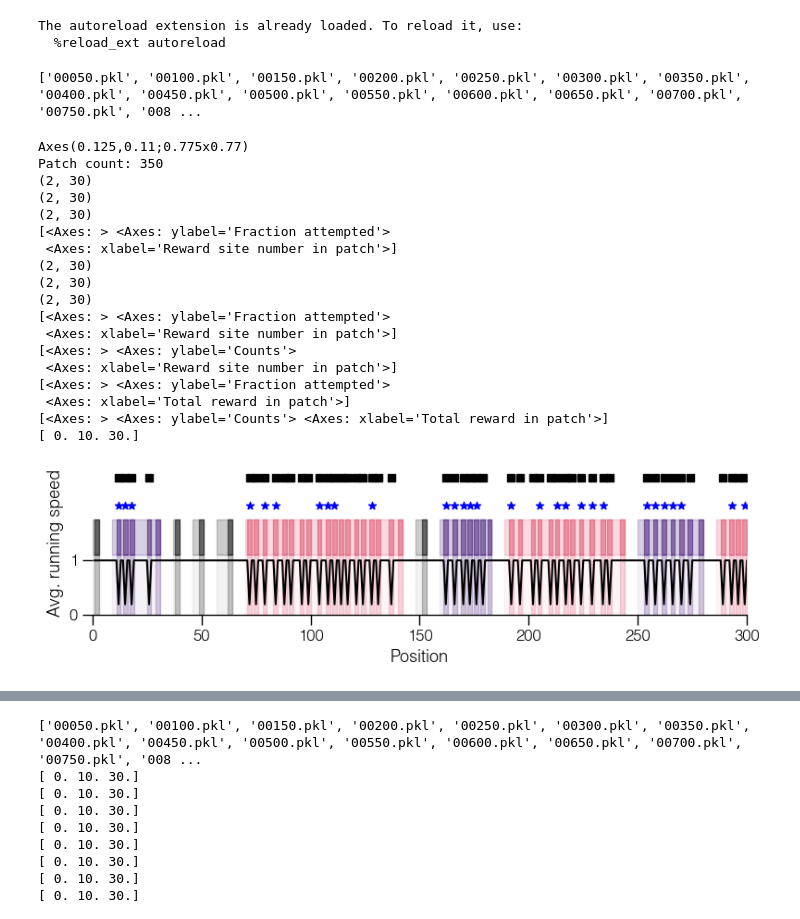
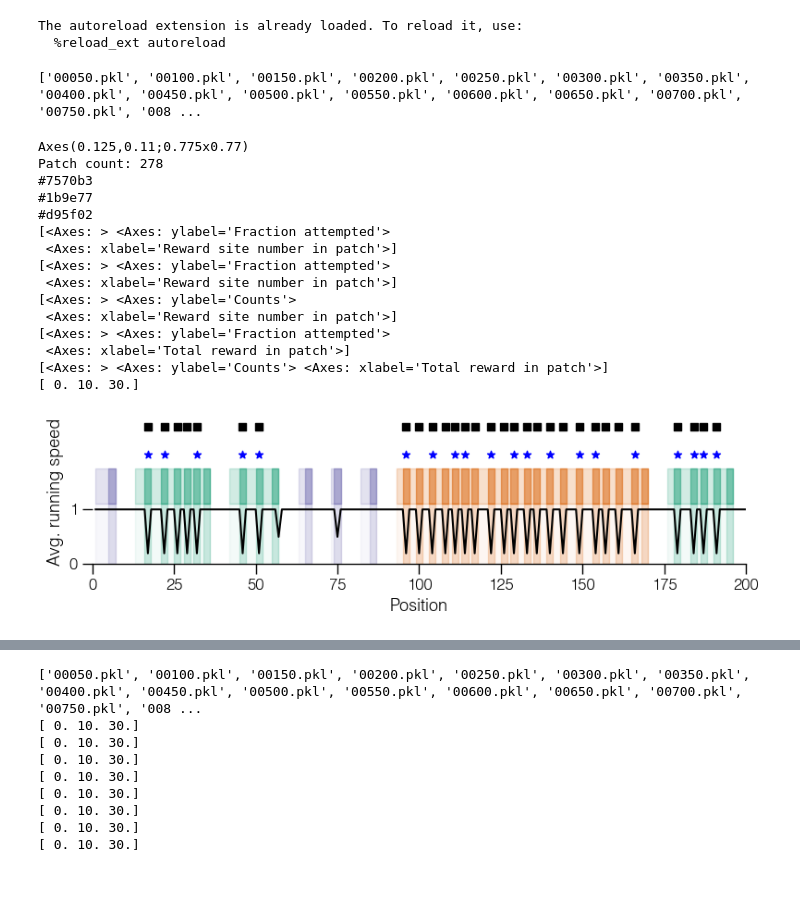
Before and after one commit to davidgbe/favorably_connected, a Jupyter notebook: code/notebooks/session_visualization_fixed_mapping_acc_reward_refactor.ipynb, the cells around one changed output, grey strips where cells are left out. Saved outputs shown, nothing was run; the diff lists cells and outputs as text; code cells hidden in the pictures; blank space fills up the shorter version.

```diff
--- a/code/notebooks/session_visualization_fixed_mapping_acc_reward_refactor.ipynb
+++ b/code/notebooks/session_visualization_fixed_mapping_acc_reward_refactor.ipynb
@@ -21,6 +21,18 @@ from nb_analysis_tools import *
 from scipy.stats import beta
 
 plt.rcParams['font.family'] = 'Helvetica Light'
+
+color_high_reward = '#d95f02'
+color_low_reward = '#1b9e77'
+color_unrewarded = '#7570b3'
+color_intersite = '#808080'
+color_interpatch = '#b3b3b3'
+
+odor_colors = [
+    color_unrewarded,
+    color_low_reward,
+    color_high_reward,
+]
 # %% [output]
 The autoreload extension is already loaded. To reload it, use:
   %reload_ext autoreload
@@ -135,7 +147,7 @@ def plot_session(data_path, env_idx, update_num=None, xlim=None, max_reward_para
             reward_param_for_patch_type[all_patch_nums[i]] = all_patch_reward_params[i]
             patch_count += 1
             pb = [pstart, pstart]
-            c = cmap(all_patch_reward_params[i] / max_reward_param) if all_patch_reward_params[i] > 0 else 'black'
+            c = odor_colors[all_patch_nums[i]]
             rw_site_counter = 0
 
         rwsb = copy(b_data['reward_bounds'][i])
@@ -194,9 +206,9 @@ def plot_session(data_path, env_idx, update_num=None, xlim=None, max_reward_para
     # mx = site_stops_for_patch_type.max()
     x = np.arange(site_stops_for_patch_type.shape[1])
     for k in range(site_stops_for_patch_type.shape[0]):
-        c = cmap(reward_param_for_patch_type[k] / max_reward_param) if reward_param_for_patch_type[k] > 0 else 'black'
+        c = odor_colors[k]
+        print(c)
         cis = clopper_pearson(site_stops_for_patch_type[k, :], site_stop_opportunities_for_patch_type[k, 0])
-        print(cis.shape)
         axs[k].fill_between(x, cis[0, :], cis[1, :], color=c, alpha=0.2)
         axs[k].plot(x, site_stops_for_patch_type[k, :] / site_stop_opportunities_for_patch_type[k, 0], color=c, label=labels[k])
         axs[k].set_ylim(0, 1.1)
@@ -212,10 +224,9 @@ def plot_session(data_path, env_idx, update_num=None, xlim=None, max_reward_para
     # mx = site_stops_for_patch_type.max()
     x = np.arange(site_stops_for_patch_type.shape[1])
     for k in range(site_stops_for_patch_type.shape[0]):
-        c = cmap(reward_param_for_patch_type[k] / max_reward_param) if reward_param_for_patch_type[k] > 0 else 'black'
+        c = odor_colors[k]
         site_stop_opportunities_for_patch_type[k, :] = np.where(site_stop_opportunities_for_patch_type[k, :] == 0, np.nan, site_stop_opportunities_for_patch_type[k, :])
         cis = clopper_pearson(site_stops_for_patch_type[k, :], site_stop_opportunities_for_patch_type[k, :])
-        print(cis.shape)
         axs[k].fill_between(x, cis[0, :], cis[1, :], color=c, alpha=0.2)
         axs[k].plot(x, site_stops_for_patch_type[k, :] / site_stop_opportunities_for_patch_type[k, :], color=c, label=labels[k])
         axs[k].set_ylim(0, 1.1)
@@ -231,7 +242,7 @@ def plot_session(data_path, env_idx, update_num=None, xlim=None, max_reward_para
     # mx = site_stops_for_patch_type.max()
     x = np.arange(site_stops_for_patch_type.shape[1])
     for k in range(site_stops_for_patch_type.shape[0]):
-        c = cmap(reward_param_for_patch_type[k] / max_reward_param) if reward_param_for_patch_type[k] > 0 else 'black'
+        c = odor_colors[k]
         if k == 0:
             axs[k].bar(x, site_stop_opportunities_for_patch_type[k, :], color='gray', alpha=0.5, label='Sites entered')
         else:
@@ -250,7 +261,7 @@ def plot_session(data_path, env_idx, update_num=None, xlim=None, max_reward_para
     # mx = site_stops_for_patch_type.max()
     x = np.arange(acc_reward_stops_for_patch_type.shape[1])
     for k in range(acc_reward_stops_for_patch_type.shape[0]):
-        c = cmap(reward_param_for_patch_type[k] / max_reward_param) if reward_param_for_patch_type[k] > 0 else 'black'
+        c = odor_colors[k]
         acc_reward_stop_opportunities_for_patch_type[k, :] = np.where(acc_reward_stop_opportunities_for_patch_type[k, :] == 0, np.nan, acc_reward_stop_opportunities_for_patch_type[k, :])
         cis = clopper_pearson(acc_reward_stops_for_patch_type[k, :], acc_reward_stop_opportunities_for_patch_type[k, :])
         axs[k].fill_between(x, cis[0, :], cis[1, :], color=c, alpha=0.2)
@@ -269,7 +280,7 @@ def plot_session(data_path, env_idx, update_num=None, xlim=None, max_reward_para
     # mx = site_stops_for_patch_type.max()
     x = np.arange(acc_reward_stops_for_patch_type.shape[1])
     for k in range(acc_reward_stops_for_patch_type.shape[0]):
-        c = cmap(reward_param_for_patch_type[k] / max_reward_param) if reward_param_for_patch_type[k] > 0 else 'black'
+        c = odor_colors[k]
         if k == 0:
             axs[k].bar(x, acc_reward_stop_opportunities_for_patch_type[k, :], color='grey', alpha=0.5, label='Stop opportunities')
         else:
@@ -287,30 +298,27 @@ def plot_session(data_path, env_idx, update_num=None, xlim=None, max_reward_para
     print(reward_param_for_patch_type)
 # %%
 plot_session(
-    '../../results/rl_agent_outputs/structural_priors_in_rl_fixed_curr_optim_02_2024-12-04_22_56_50_041229_var_noise_0.0001_activity_weight_1.0/state',
-    env_idx=0,
-    xlim=(0, 300),
+    '../../results/rl_agent_outputs/he_init_with_noise_std_all_0p1_2025-04-19_23_17_25_922161_var_noise_0.0001_activity_weight_1/state',
+    env_idx=1,
+    xlim=(0, 200),
     max_reward_param=50,
     max_reward_sites=30,
 )
 # %% [output]
 ['00050.pkl', '00100.pkl', '00150.pkl', '00200.pkl', '00250.pkl', '00300.pkl', '00350.pkl', '00400.pkl', '00450.pkl', '00500.pkl', '00550.pkl', '00600.pkl', '00650.pkl', '00700.pkl', '00750.pkl', '008 ...
 Axes(0.125,0.11;0.775x0.77)
-Patch count: 350
-(2, 30)
-(2, 30)
-(2, 30)
+Patch count: 278
+#7570b3
+#1b9e77
+#d95f02
 [<Axes: > <Axes: ylabel='Fraction attempted'>
  <Axes: xlabel='Reward site number in patch'>]
-(2, 30)
-(2, 30)
-(2, 30)
 [<Axes: > <Axes: ylabel='Fraction attempted'>
  <Axes: xlabel='Reward site number in patch'>]
 [<Axes: > <Axes: ylabel='Counts'>
  <Axes: xlabel='Reward site number in patch'>]
 [<Axes: > <Axes: ylabel='Fraction attempted'>
  <Axes: xlabel='Total reward in patch'>]
 [<Axes: > <Axes: ylabel='Counts'> <Axes: xlabel='Total reward in patch'>]
 [ 0. 10. 30.]
-[figure, old version]
+[figure, new version]
```
Also changed, not shown: parts of 14 cells of this notebook, 2 other files.
